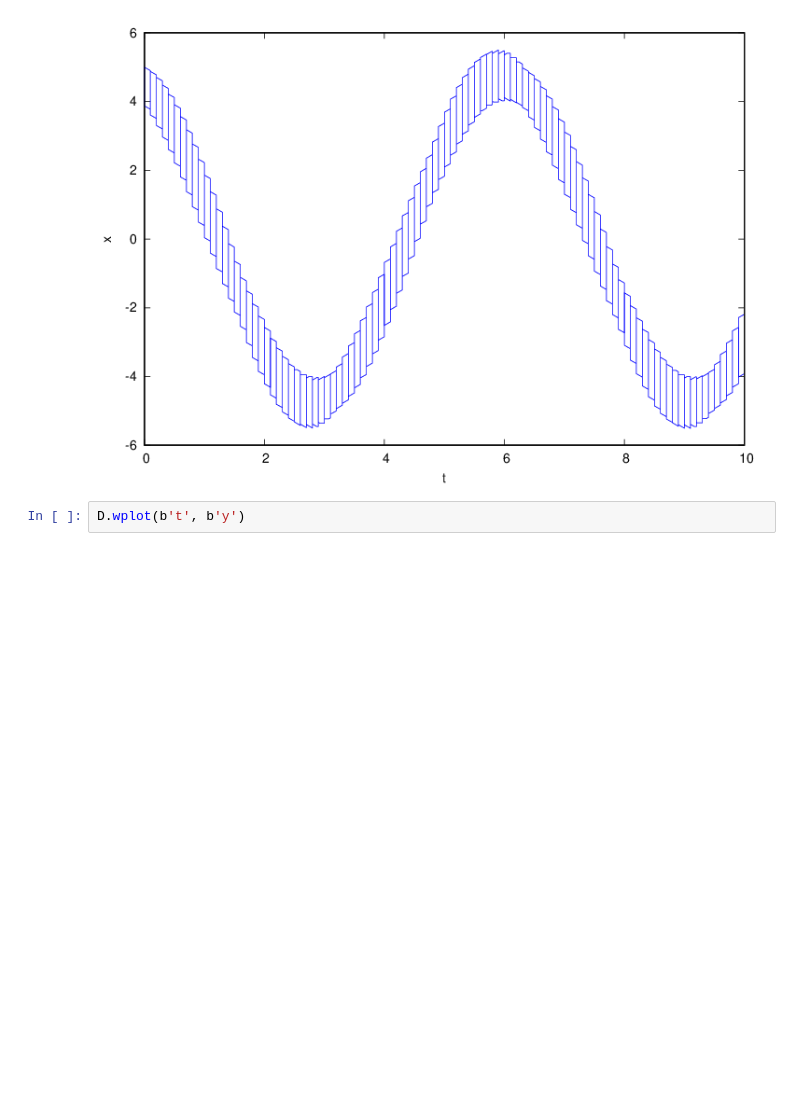
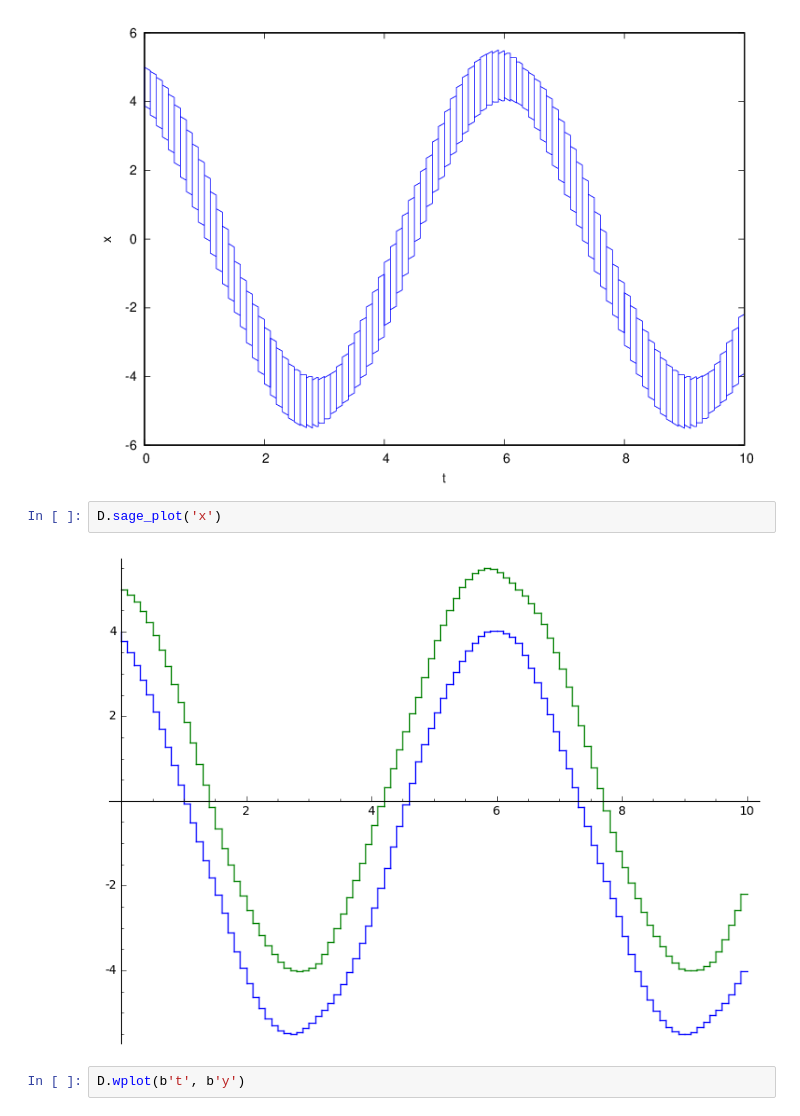
Before and after one commit to twright/Logic-of-Behaviour-in-Uncertain-Contexts, a Jupyter notebook: Flowstar wrapper tests.ipynb, the cells around one changed output. Drawn from its saved outputs; the diff is of its cells as text; blank space fills up the shorter version.

```diff
--- a/Flowstar wrapper tests.ipynb
+++ b/Flowstar wrapper tests.ipynb
@@ -60,6 +64,10 @@ D.res
 D.wplot(b't', b'x')
 # %% [output]
 [figure]
+# %%
+D.sage_plot('x')
+# %% [output]
+[figure, added]
 # %%
 D.wplot(b't', b'y')
 # %% [output]
```
Also changed, not shown: parts of 7 cells of this notebook, 6 other files.
